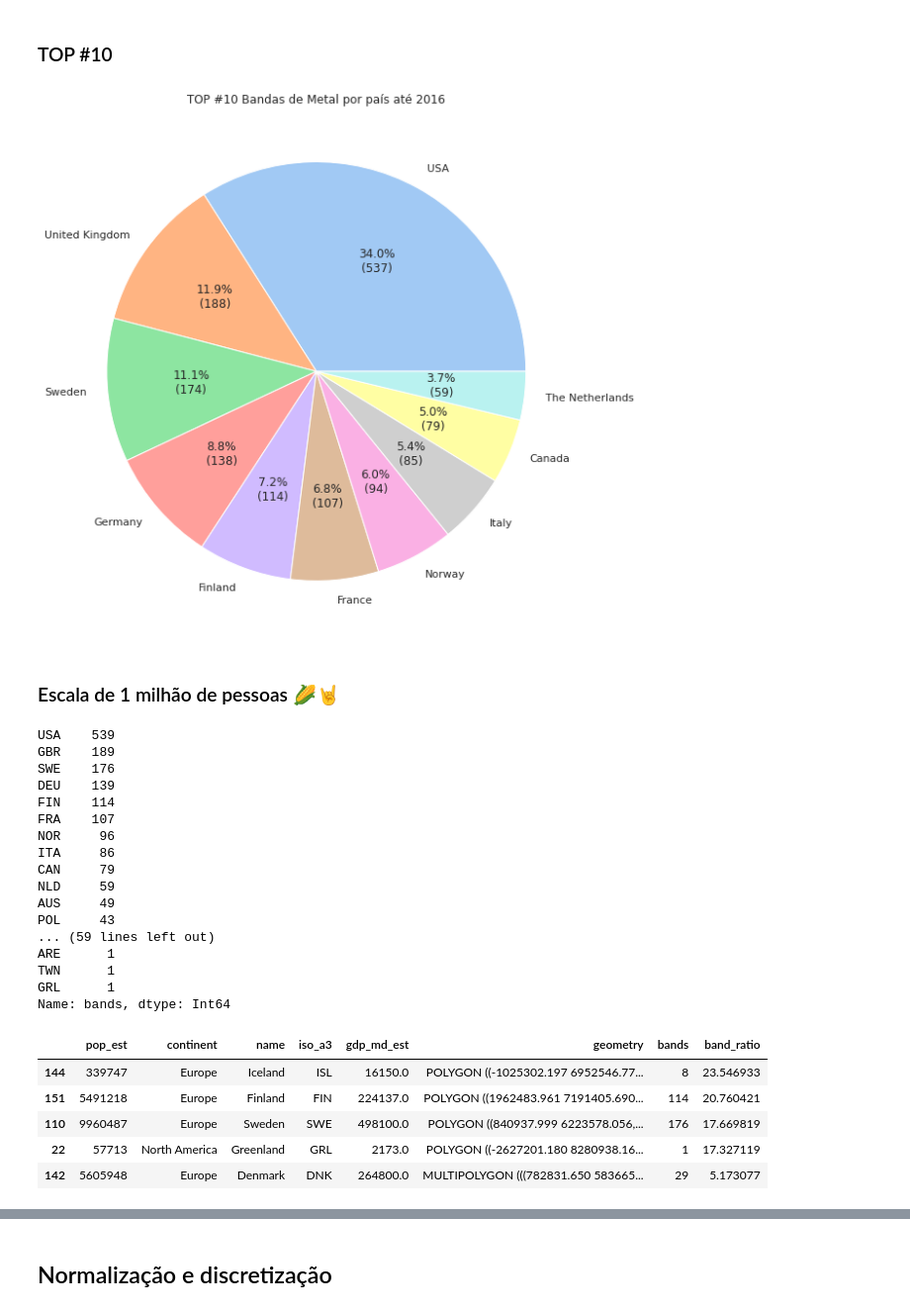
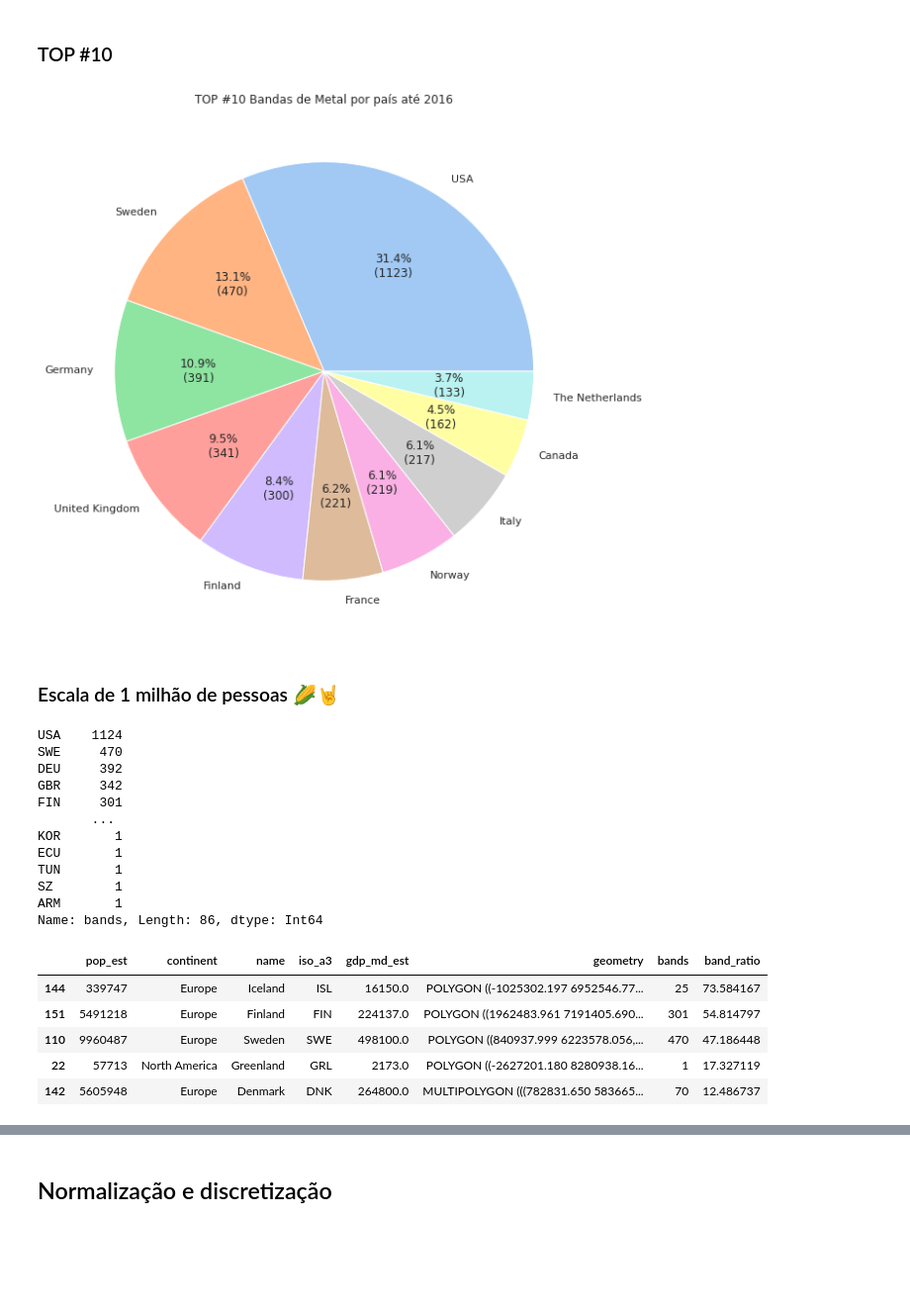
Before and after one commit to otaviokamel/projeto_introducao_analise_de_dados, a Jupyter notebook: Metal_Bands_by_Nation.ipynb, the cells around one changed output, grey strips where cells are left out. Shown: that part at 99% size. Drawn from its saved outputs; the diff is of its cells as text; code cells hidden in the pictures; blank space fills up the shorter version.

```diff
--- a/Metal_Bands_by_Nation.ipynb
+++ b/Metal_Bands_by_Nation.ipynb
@@ -612,2 +596,0 @@ df.hist();
-# %%
-df.dropna(inplace=True)
@@ -616,4 +597,2 @@ dropar_index = df[df['formed'] == '-'].index
-# %%
-df.drop(dropar_index, axis=0, inplace=True)
 # %%
 df['formed'] = df['formed'].astype('int64')
@@ -711,23 +930,23 @@ Neste dataset, existem 74 países produzindo Metal, assim como United Kingdom, S
 # %% [markdown]
 ### TOP #10
 # %%
-country_top20 = df["origin"].value_counts()[:10]
+country_top20 = df["country"].value_counts()[:10]
 
 def func(pct, allvalues):
     absolute = int(pct / 100.*np.sum(allvalues))
     return "{:.1f}%\n({:d})".format(pct, absolute)
 
 fig = plt.figure(figsize =(20, 10))
 plt.title('TOP #10 Bandas de Metal por país até 2016')
 colors = sns.color_palette('pastel')
 plt.pie(country_top20.values,
         labels = country_top20.keys(),
         colors = colors,
         autopct = lambda pct: func(pct, country_top20.values))
 
 plt.show()
 # %% [output]
-[figure, old version]
+[figure, new version]
 # %% [markdown]
 ### Escala de 1 milhão de pessoas 🌽🤘
 # %%
@@ -736,23 +955,18 @@ band_countries = df.iso3.value_counts()
 band_countries.name = "bands"
 band_countries
 # %% [output]
-USA    539
-GBR    189
-SWE    176
-DEU    139
-FIN    114
-FRA    107
-NOR     96
-ITA     86
-CAN     79
-NLD     59
-AUS     49
-POL     43
-... (59 lines left out)
-ARE      1
-TWN      1
-GRL      1
-Name: bands, dtype: Int64
+USA    1124
+SWE     470
+DEU     392
+GBR     342
+FIN     301
+       ...
+KOR       1
+ECU       1
+TUN       1
+SZ        1
+ARM       1
+Name: bands, Length: 86, dtype: Int64
 # %%
 world = gpd.read_file(gpd.datasets.get_path('naturalearth_lowres')).to_crs('+proj=robin')
 world = world[world.name != 'Antarctica'] # removendo antártica
@@ -763,11 +977,11 @@ world['band_ratio'] = world['bands'] / world['pop_est'] * 1_000_000
 world.sort_values('band_ratio', ascending=False).head()
 # %% [output]
 |  | pop_est | continent | name | iso_a3 | gdp_md_est | geometry | bands | band_ratio |
-| 144 | 339747 | Europe | Iceland | ISL | 16150.0 | POLYGON ((-1025302.197 6952546.77... | 8 | 23.546933 |
-| 151 | 5491218 | Europe | Finland | FIN | 224137.0 | POLYGON ((1962483.961 7191405.690... | 114 | 20.760421 |
-| 110 | 9960487 | Europe | Sweden | SWE | 498100.0 | POLYGON ((840937.999 6223578.056,... | 176 | 17.669819 |
+| 144 | 339747 | Europe | Iceland | ISL | 16150.0 | POLYGON ((-1025302.197 6952546.77... | 25 | 73.584167 |
+| 151 | 5491218 | Europe | Finland | FIN | 224137.0 | POLYGON ((1962483.961 7191405.690... | 301 | 54.814797 |
+| 110 | 9960487 | Europe | Sweden | SWE | 498100.0 | POLYGON ((840937.999 6223578.056,... | 470 | 47.186448 |
 | 22 | 57713 | North America | Greenland | GRL | 2173.0 | POLYGON ((-2627201.180 8280938.16... | 1 | 17.327119 |
-| 142 | 5605948 | Europe | Denmark | DNK | 264800.0 | MULTIPOLYGON (((782831.650 583665... | 29 | 5.173077 |
+| 142 | 5605948 | Europe | Denmark | DNK | 264800.0 | MULTIPOLYGON (((782831.650 583665... | 70 | 12.486737 |
 # %%
 paises_com_bandas = world.dropna(subset=['band_ratio'])
 paises_sem_bandas = world[world['band_ratio'].isna()]
```
Also changed, not shown: parts of 101 cells of this notebook, 2 other files.
